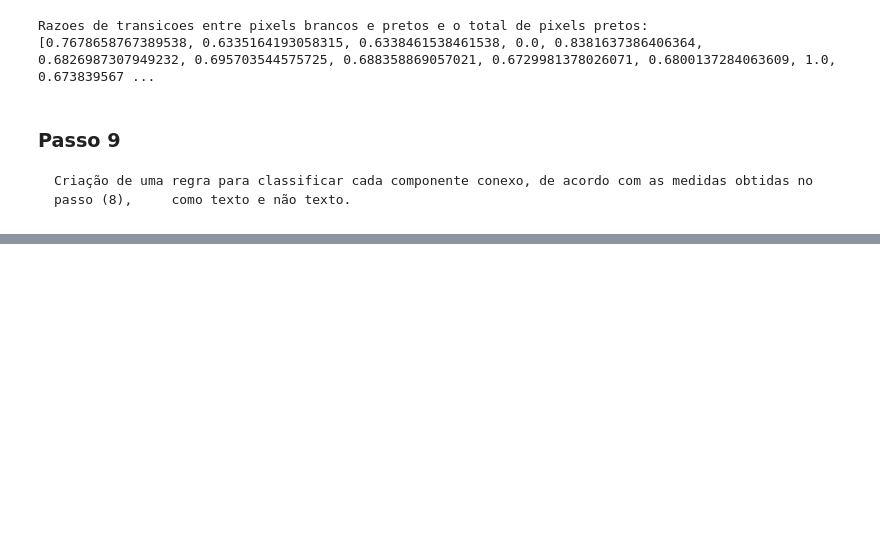
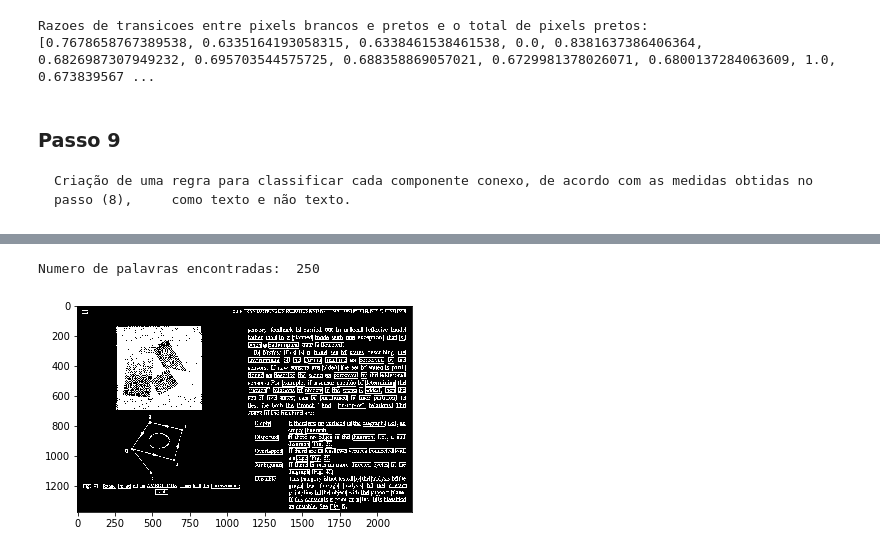
Before and after one commit to luizcartolano2/mc920, a Jupyter notebook: proj3-2019/proj3.ipynb, the cells around one changed output, grey strips where cells are left out. Drawn from its saved outputs; the diff is of its cells as text; code cells hidden in the pictures; blank space fills up the shorter version.

```diff
--- a/proj3-2019/proj3.ipynb
+++ b/proj3-2019/proj3.ipynb
@@ -151,14 +151,17 @@ Razoes de transicoes entre pixels brancos e pretos e o total de pixels pretos:
     Criação de uma regra para classificar cada componente conexo, de acordo com as medidas obtidas no passo (8),     como texto e não texto.
 # %%
 img_9 = img.copy()
+lines = []
 for i in range(len(stats)):
     stat = stats[i]
     blck_pct = raz_pb_8[i]
     trns_pct = raz_trs_8[i]
 
     if (blck_pct > 0.2 and blck_pct < 0.8) and (trns_pct > 0.6 and trns_pct < 0.8):
+        lines.append(stat)
         img_9 = cv2.rectangle(img_9,(stat[0],stat[1]),(stat[0] + stat[2],stat[1] + stat[3]),(0, 0, 0), 2)
 
+print("Numero de linhas de texto identificadas na imagem: ", len(lines))
 imshow(img_9, cmap='gray')
 show()
 # %% [output]
@@ -165,0 +173,27 @@ show()
+# %%
+img_10 = img.copy()
+words = []
+for line in lines:
+    temp_image = img_10[line[1]:line[1]+line[3],line[0]:line[0]+line[2]]
+    temp_image = cv2.dilate(temp_image,np.ones((8,1)),iterations = 1)
+    temp_image = cv2.erode(temp_image,np.ones((8,1)),iterations = 1)
+    temp_image = cv2.morphologyEx(temp_image, cv2.MORPH_CLOSE, np.ones((1,8)))
+    temp_image = cv2.normalize(temp_image,  None, alpha=0, beta=255, norm_type=cv2.NORM_MINMAX, dtype=cv2.CV_8U)
+    temp_num_labels, temp_labels, temp_stats, temp_centroids = cv2.connectedComponentsWithStats(temp_image)
+    for x in temp_stats[1:]:
+        x[0] = x[0] + line[0]
+        x[1] = x[1] + line[1]
+        words.append(x)
+# %%
+new_words = []
+for i in range(len(words)):
+    word = words[i]
+    img_10 = cv2.rectangle(img_10,(word[0],word[1]),(word[0] + word[2],word[1] + word[3]),(0, 0, 0), 2)
+    new_words.append(word)
+
+print("Numero de palavras encontradas: ", len(words))
+imshow(img_10, cmap='gray')
+show()
+# %% [output]
+Numero de palavras encontradas:  250
+[figure, added]
```
Also changed, not shown: parts of 2 cells of this notebook, 4 other files.
